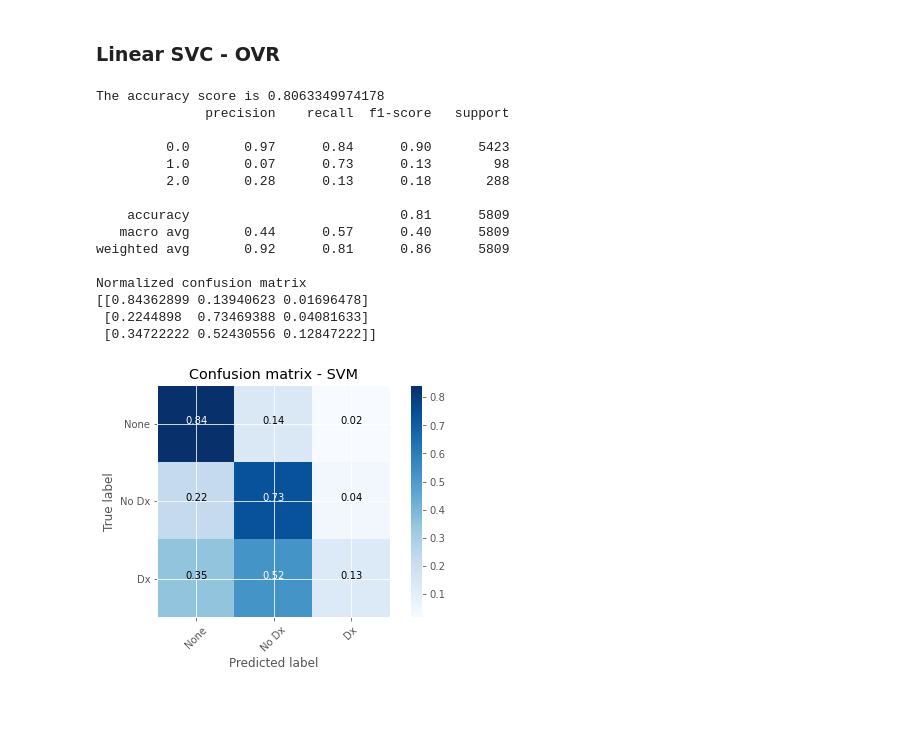
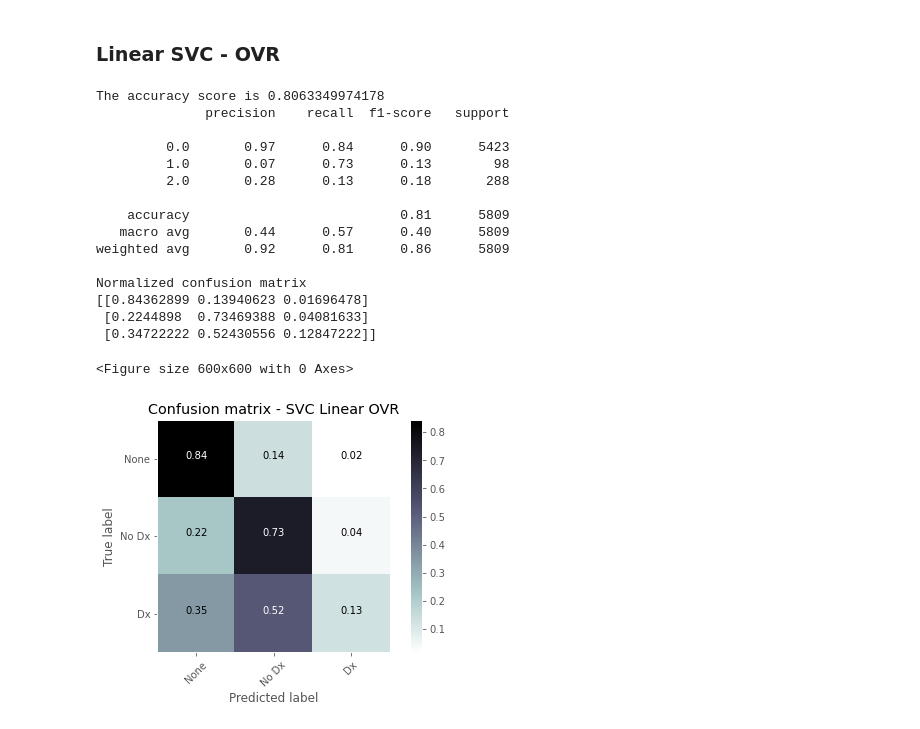
Before and after one commit to zhaoliang0302/Classifying-Undiagnosed-Diabetes-Across-US-Populations-Using-NHANES-2011-2016, a Jupyter notebook: diabetes_dx_undx_classifier.ipynb, the cells around one changed output. Cells and saved outputs as stored; diff of their text form; code cells hidden in the pictures.

```diff
--- a/diabetes_dx_undx_classifier.ipynb
+++ b/diabetes_dx_undx_classifier.ipynb
@@ -387,15 +392,21 @@ plt.show();
 [figure]
 # %%
 # Heatmap
-plt.figure(figsize=(12, 10), dpi=100)
+fig, ax = plt.subplots(figsize=(12, 10), dpi=100)
 c = df_full2.set_index('dia_var').corr()
-sns.heatmap(
+ax=sns.heatmap(
     c,
+    vmin=0.25,
     cmap='BrBG',
     annot=True,
     linewidths=2,
     linecolor='white',
     annot_kws={'fontsize': 8},
 )
+ax.set_yticks(np.arange(len(df_full2.drop(columns='dia_var', axis=1).columns.to_list())))
+ax.set_yticklabels(labels=df_full2.drop(columns='dia_var', axis=1).columns.to_list(),fontdict={'fontsize':10})
+ax.set_xticks(np.arange(len(df_full2.drop(columns='dia_var', axis=1).columns.to_list())))
+ax.set_xticklabels(labels=df_full2.drop(columns='dia_var', axis=1).columns.to_list(),fontdict={'fontsize':10}, rotation =90)
+
 plt.show();
 # %% [output]
@@ -530,33 +544,39 @@ def svm(X_train, X_test, y_train, y_test):
     cm = confusion_matrix(y_test, y_pred, labels=svclassifier.classes_)
     classes = ['None', 'No Dx', 'Dx']
     cr = classification_report(y_test, y_pred, labels=svclassifier.classes_)
     print(classification_report(y_test, y_pred))
     f1 = f1_score(y_test, y_pred, average='micro')
     rs = recall_score(y_test, y_pred, average='micro')
 
     return cm, classes, svm, cr
 
 
 cm, classes, svm, cr = svm(X_train, X_test, y_train, y_test)
+plt.figure(figsize=(6,6), dpi=100)
+
 plot_confusion_matrix(cm,
                       classes,
                       normalize=True,
-                      title='Confusion matrix - SVM',
-                      cmap=plt.cm.Blues)
+                      title='Confusion matrix - SVC Linear OVR',
+                      cmap='bone_r')
+
+plt.grid(visible=False)
+plt.show();
 # %% [output]
 The accuracy score is 0.8063349974178
               precision    recall  f1-score   support
 
          0.0       0.97      0.84      0.90      5423
          1.0       0.07      0.73      0.13        98
          2.0       0.28      0.13      0.18       288
 
     accuracy                           0.81      5809
    macro avg       0.44      0.57      0.40      5809
 weighted avg       0.92      0.81      0.86      5809
 
 Normalized confusion matrix
 [[0.84362899 0.13940623 0.01696478]
  [0.2244898  0.73469388 0.04081633]
  [0.34722222 0.52430556 0.12847222]]
+<Figure size 600x600 with 0 Axes>
-[figure, old version]
+[figure, new version]
```
Also changed, not shown: parts of 6 cells of this notebook, 8 other files.
